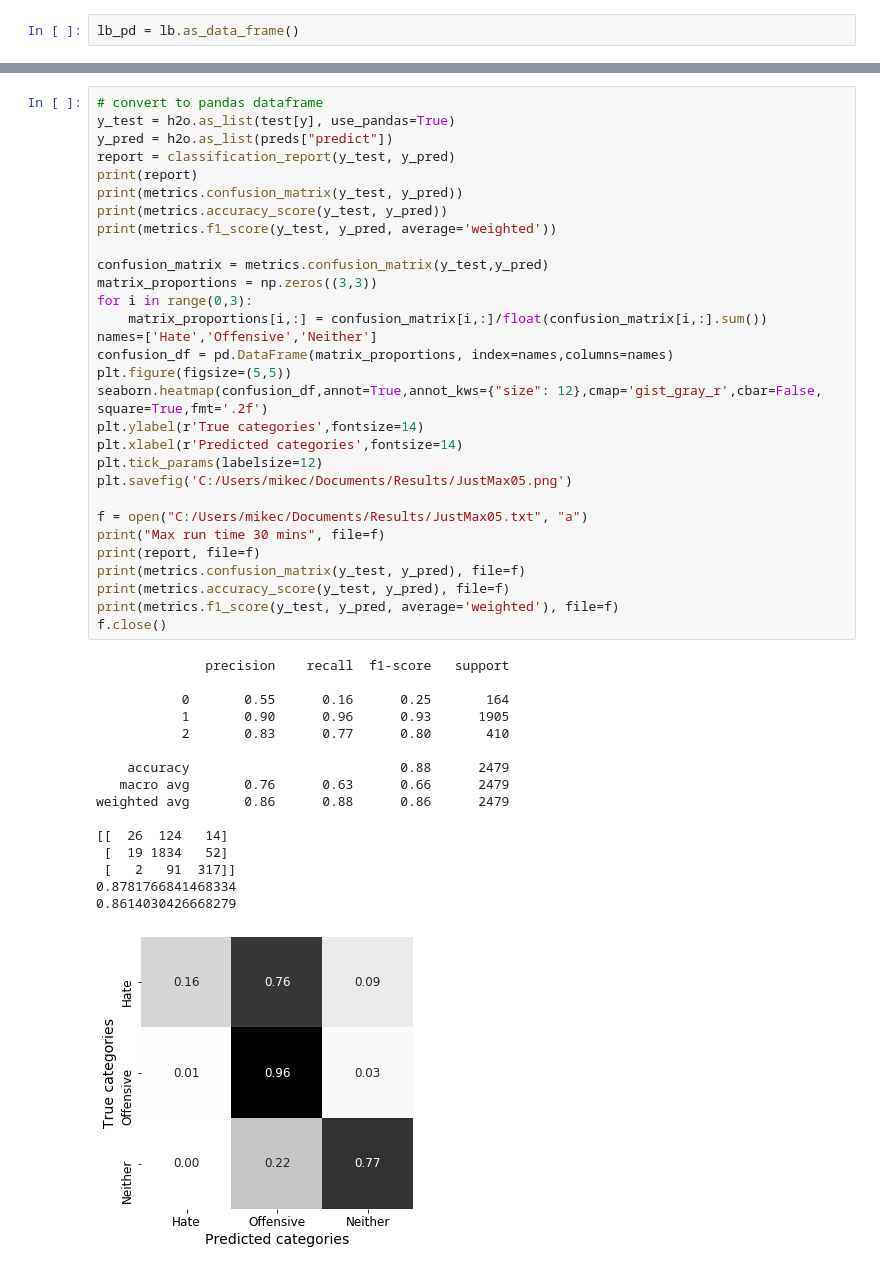
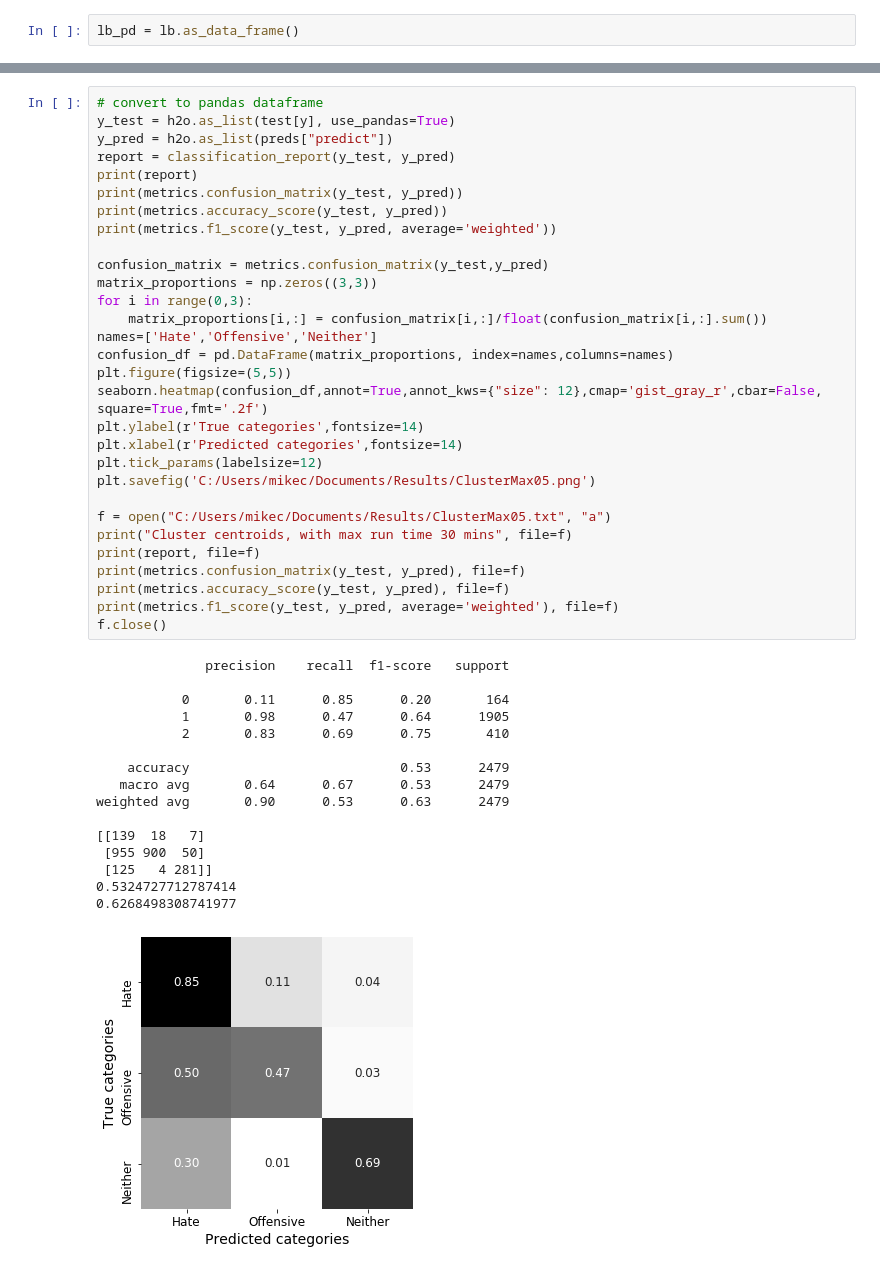
Before and after one commit to mjorgen1/DAADRISE_AbusiveLangProject, a Jupyter notebook: H2o-Work/DavidsonFeatureExtractionAndH2OAutoML.ipynb, the cells around one changed output, grey strips where cells are left out. Drawn from its saved outputs; the diff is of its cells as text.

```diff
--- a/H2o-Work/DavidsonFeatureExtractionAndH2OAutoML.ipynb
+++ b/H2o-Work/DavidsonFeatureExtractionAndH2OAutoML.ipynb
@@ -419,46 +420,46 @@ print(var)
 y_test = h2o.as_list(test[y], use_pandas=True)
 y_pred = h2o.as_list(preds["predict"])
 report = classification_report(y_test, y_pred)
 print(report)
 print(metrics.confusion_matrix(y_test, y_pred))
 print(metrics.accuracy_score(y_test, y_pred))
 print(metrics.f1_score(y_test, y_pred, average='weighted'))
 
 confusion_matrix = metrics.confusion_matrix(y_test,y_pred)
 matrix_proportions = np.zeros((3,3))
 for i in range(0,3):
     matrix_proportions[i,:] = confusion_matrix[i,:]/float(confusion_matrix[i,:].sum())
 names=['Hate','Offensive','Neither']
 confusion_df = pd.DataFrame(matrix_proportions, index=names,columns=names)
 plt.figure(figsize=(5,5))
 seaborn.heatmap(confusion_df,annot=True,annot_kws={"size": 12},cmap='gist_gray_r',cbar=False, square=True,fmt='.2f')
 plt.ylabel(r'True categories',fontsize=14)
 plt.xlabel(r'Predicted categories',fontsize=14)
 plt.tick_params(labelsize=12)
-plt.savefig('C:/Users/mikec/Documents/Results/JustMax05.png')
+plt.savefig('C:/Users/mikec/Documents/Results/ClusterMax05.png')
 
-f = open("C:/Users/mikec/Documents/Results/JustMax05.txt", "a")
-print("Max run time 30 mins", file=f)
+f = open("C:/Users/mikec/Documents/Results/ClusterMax05.txt", "a")
+print("Cluster centroids, with max run time 30 mins", file=f)
 print(report, file=f)
 print(metrics.confusion_matrix(y_test, y_pred), file=f)
 print(metrics.accuracy_score(y_test, y_pred), file=f)
 print(metrics.f1_score(y_test, y_pred, average='weighted'), file=f)
 f.close()
 # %% [output]
               precision    recall  f1-score   support
 
-           0       0.55      0.16      0.25       164
-           1       0.90      0.96      0.93      1905
-           2       0.83      0.77      0.80       410
+           0       0.11      0.85      0.20       164
+           1       0.98      0.47      0.64      1905
+           2       0.83      0.69      0.75       410
 
-    accuracy                           0.88      2479
-   macro avg       0.76      0.63      0.66      2479
-weighted avg       0.86      0.88      0.86      2479
+    accuracy                           0.53      2479
+   macro avg       0.64      0.67      0.53      2479
+weighted avg       0.90      0.53      0.63      2479
 
-[[  26  124   14]
- [  19 1834   52]
- [   2   91  317]]
-0.8781766841468334
-0.8614030426668279
+[[139  18   7]
+ [955 900  50]
+ [125   4 281]]
+0.5324727712787414
+0.6268498308741977
-[figure, old version]
+[figure, new version]
 # %%
```
Also changed, not shown: parts of 8 cells of this notebook, 2 other files.
